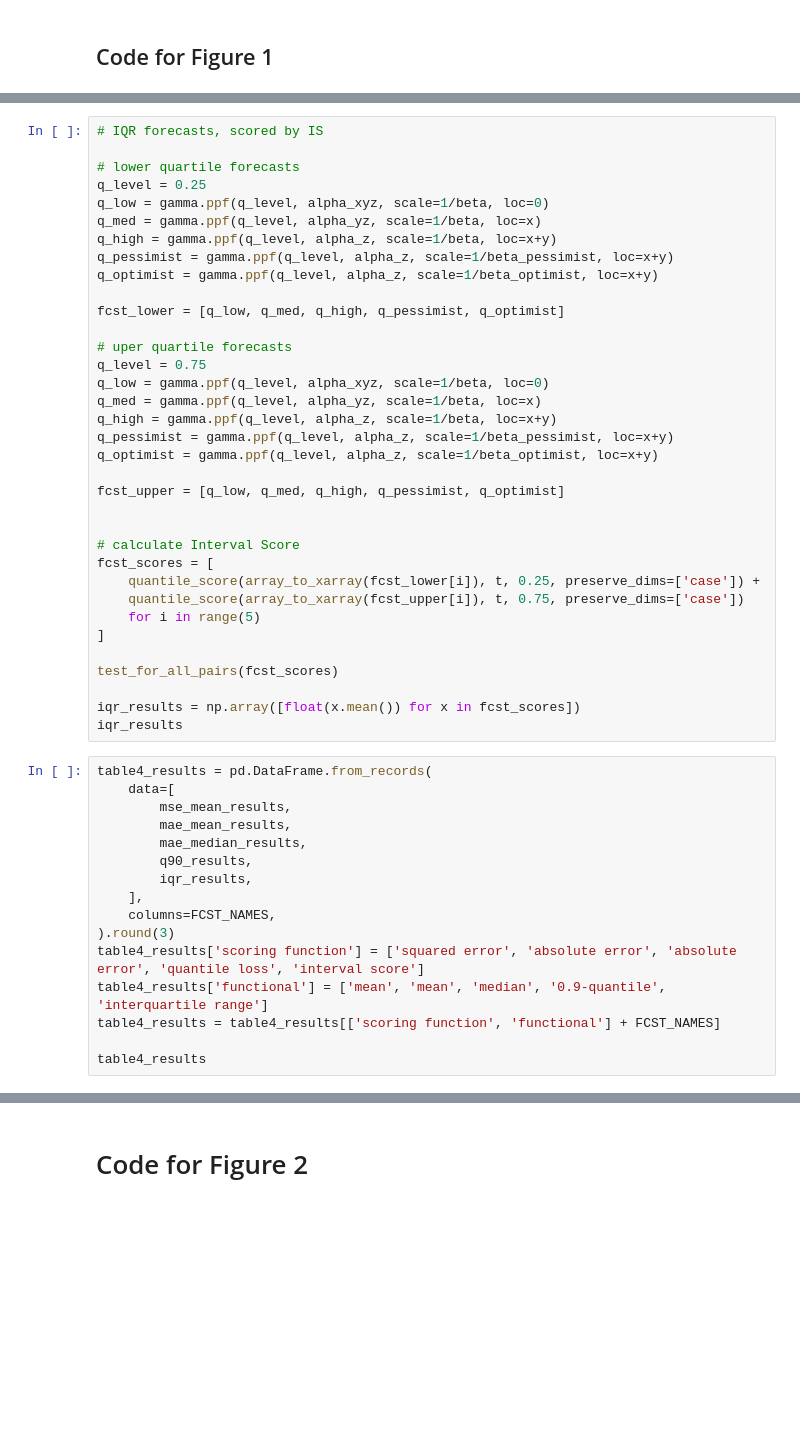
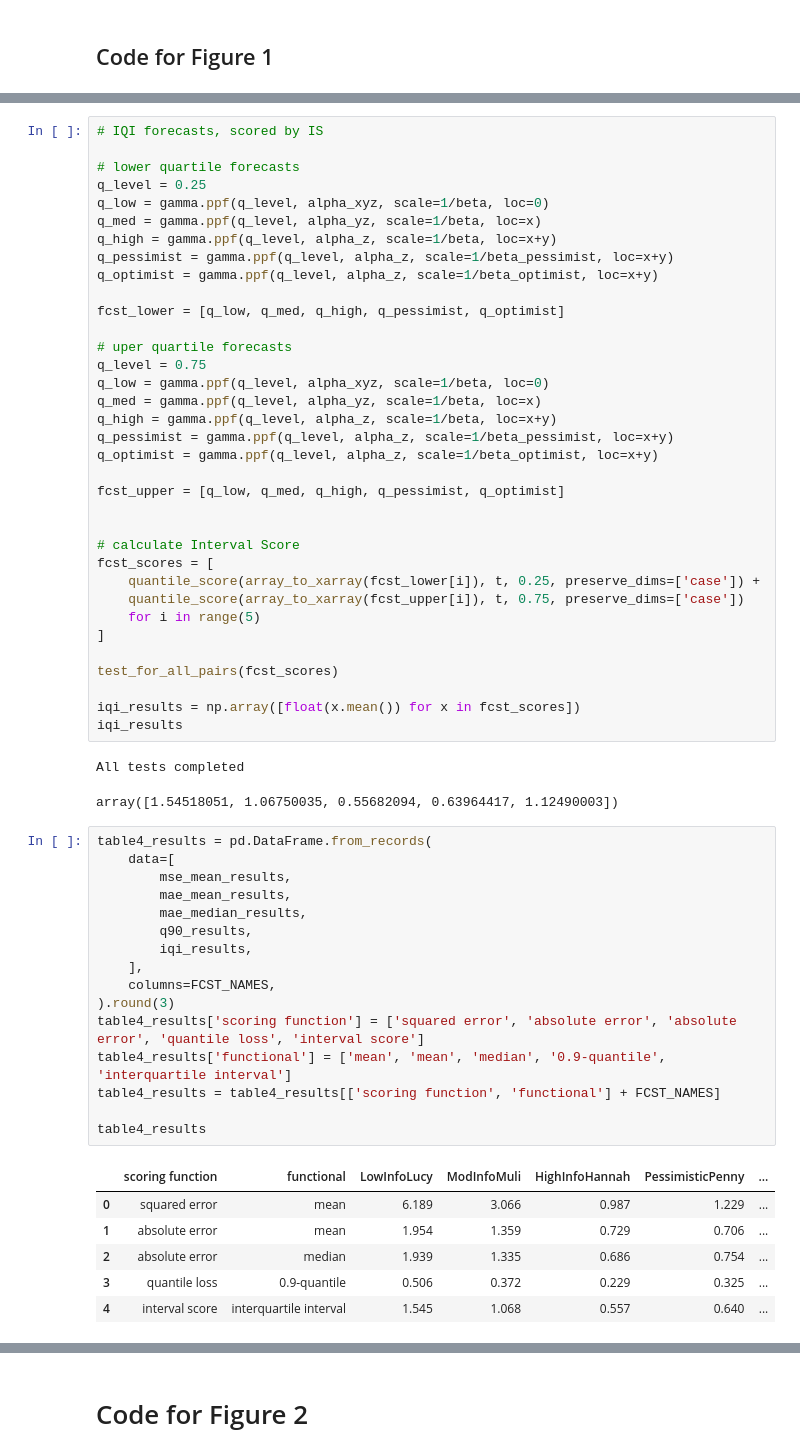
Before and after one commit to rob-taggart/evaluation-of-time-to-event-forecasts, a Jupyter notebook: synthetic_experiment.ipynb, the cells around one changed output, grey strips where cells are left out. Drawn from its saved outputs; the diff is of its cells as text; blank space fills up the shorter version.

```diff
--- a/synthetic_experiment.ipynb
+++ b/synthetic_experiment.ipynb
@@ -781,5 +745,5 @@ q90_results
 # %%
-# IQR forecasts, scored by IS
+# IQI forecasts, scored by IS
 
 # lower quartile forecasts
 q_level = 0.25
@@ -811,22 +775,32 @@ fcst_scores = [
 
 test_for_all_pairs(fcst_scores)
 
-iqr_results = np.array([float(x.mean()) for x in fcst_scores])
-iqr_results
+iqi_results = np.array([float(x.mean()) for x in fcst_scores])
+iqi_results
+# %% [output]
+All tests completed
+array([1.54518051, 1.06750035, 0.55682094, 0.63964417, 1.12490003])
 # %%
 table4_results = pd.DataFrame.from_records(
     data=[
         mse_mean_results,
         mae_mean_results,
         mae_median_results,
         q90_results,
-        iqr_results,
+        iqi_results,
     ],
     columns=FCST_NAMES,
 ).round(3)
 table4_results['scoring function'] = ['squared error', 'absolute error', 'absolute error', 'quantile loss', 'interval score']
-table4_results['functional'] = ['mean', 'mean', 'median', '0.9-quantile', 'interquartile range']
+table4_results['functional'] = ['mean', 'mean', 'median', '0.9-quantile', 'interquartile interval']
 table4_results = table4_results[['scoring function', 'functional'] + FCST_NAMES]
 
 table4_results
+# %% [output]
+|  | scoring function | functional | LowInfoLucy | ModInfoMuli | HighInfoHannah | PessimisticPenny | ... |
+| 0 | squared error | mean | 6.189 | 3.066 | 0.987 | 1.229 | ... |
+| 1 | absolute error | mean | 1.954 | 1.359 | 0.729 | 0.706 | ... |
+| 2 | absolute error | median | 1.939 | 1.335 | 0.686 | 0.754 | ... |
+| 3 | quantile loss | 0.9-quantile | 0.506 | 0.372 | 0.229 | 0.325 | ... |
+| 4 | interval score | interquartile interval | 1.545 | 1.068 | 0.557 | 0.640 | ... |
 # %% [markdown]
```
Also changed, not shown: parts of 35 cells of this notebook.
